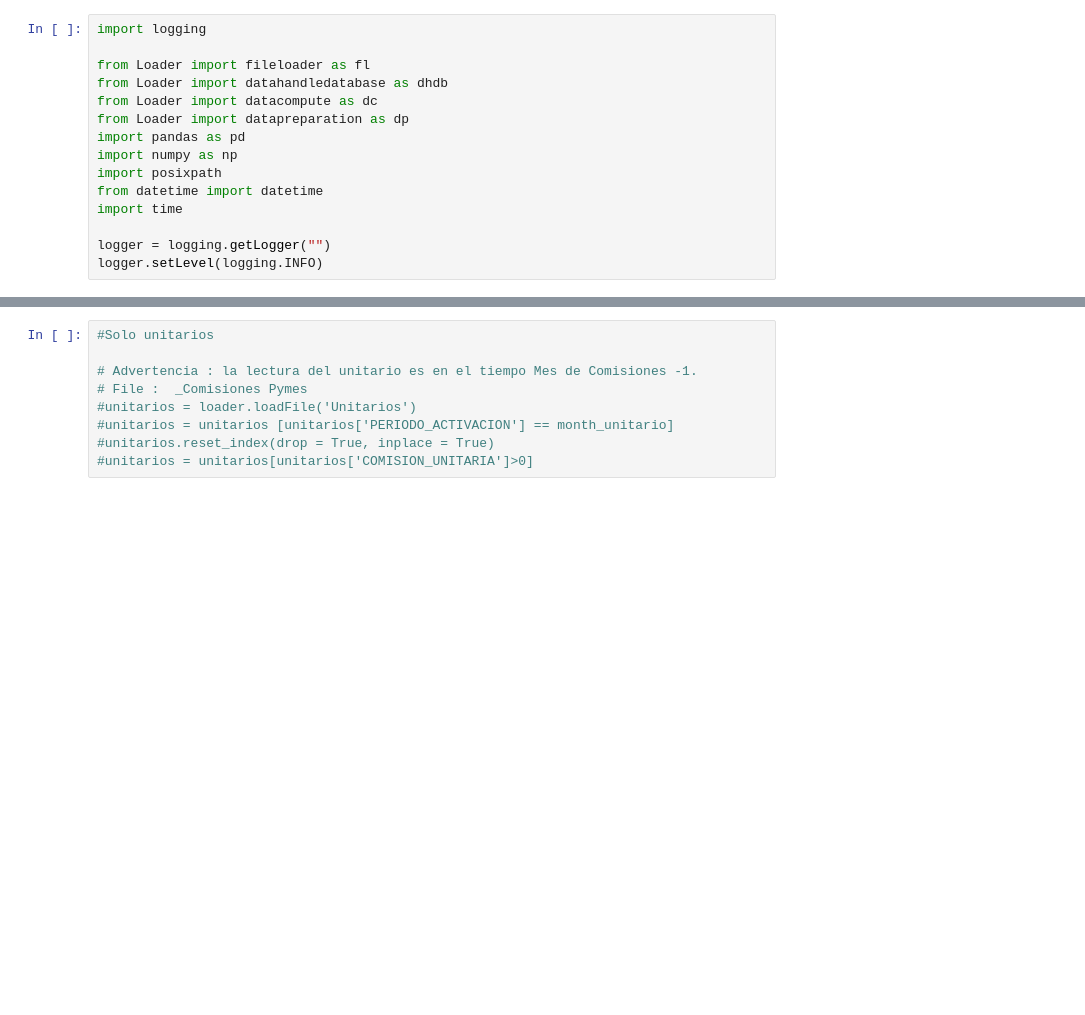
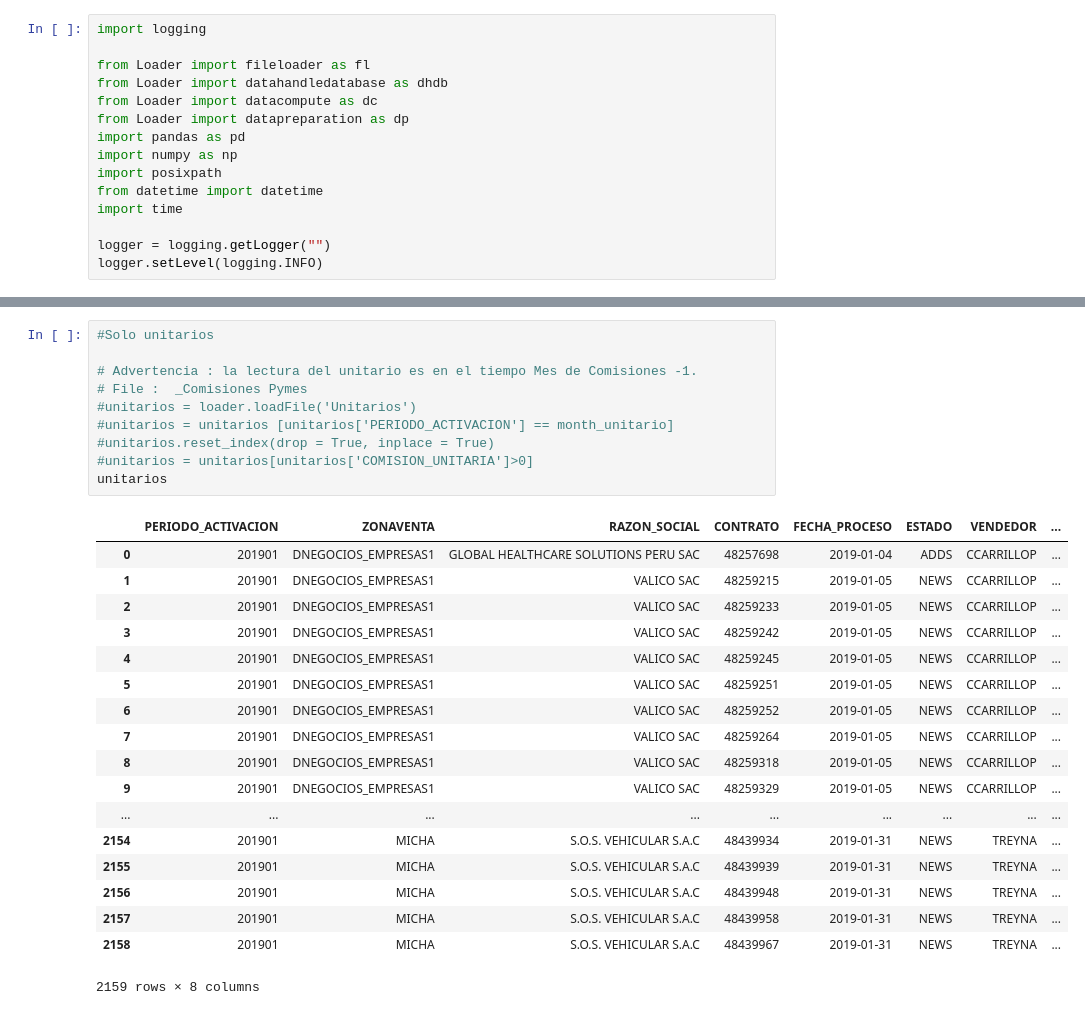
Before and after one commit to saenzac/Comisiones-python, a Jupyter notebook: Comisiones.ipynb, the cells around one changed output, grey strips where cells are left out. Cells and saved outputs as stored; diff of their text form; blank space fills up the shorter version.

```diff
--- a/Comisiones.ipynb
+++ b/Comisiones.ipynb
@@ -113,12 +109,32 @@ El tamaño de Jerarquia es 10176 registros
 # %%
 #Solo unitarios
 
 # Advertencia : la lectura del unitario es en el tiempo Mes de Comisiones -1.
 # File :  _Comisiones Pymes
 #unitarios = loader.loadFile('Unitarios')
 #unitarios = unitarios [unitarios['PERIODO_ACTIVACION'] == month_unitario]
 #unitarios.reset_index(drop = True, inplace = True)
 #unitarios = unitarios[unitarios['COMISION_UNITARIA']>0]
+unitarios
+# %% [output]
+|  | PERIODO_ACTIVACION | ZONAVENTA | RAZON_SOCIAL | CONTRATO | FECHA_PROCESO | ESTADO | VENDEDOR | ... |
+| 0 | 201901 | DNEGOCIOS_EMPRESAS1 | GLOBAL HEALTHCARE SOLUTIONS PERU SAC | 48257698 | 2019-01-04 | ADDS | CCARRILLOP | ... |
+| 1 | 201901 | DNEGOCIOS_EMPRESAS1 | VALICO SAC | 48259215 | 2019-01-05 | NEWS | CCARRILLOP | ... |
+| 2 | 201901 | DNEGOCIOS_EMPRESAS1 | VALICO SAC | 48259233 | 2019-01-05 | NEWS | CCARRILLOP | ... |
+| 3 | 201901 | DNEGOCIOS_EMPRESAS1 | VALICO SAC | 48259242 | 2019-01-05 | NEWS | CCARRILLOP | ... |
+| 4 | 201901 | DNEGOCIOS_EMPRESAS1 | VALICO SAC | 48259245 | 2019-01-05 | NEWS | CCARRILLOP | ... |
+| 5 | 201901 | DNEGOCIOS_EMPRESAS1 | VALICO SAC | 48259251 | 2019-01-05 | NEWS | CCARRILLOP | ... |
+| 6 | 201901 | DNEGOCIOS_EMPRESAS1 | VALICO SAC | 48259252 | 2019-01-05 | NEWS | CCARRILLOP | ... |
+| 7 | 201901 | DNEGOCIOS_EMPRESAS1 | VALICO SAC | 48259264 | 2019-01-05 | NEWS | CCARRILLOP | ... |
+| 8 | 201901 | DNEGOCIOS_EMPRESAS1 | VALICO SAC | 48259318 | 2019-01-05 | NEWS | CCARRILLOP | ... |
+| 9 | 201901 | DNEGOCIOS_EMPRESAS1 | VALICO SAC | 48259329 | 2019-01-05 | NEWS | CCARRILLOP | ... |
+| ... | ... | ... | ... | ... | ... | ... | ... | ... |
+| 2154 | 201901 | MICHA | S.O.S. VEHICULAR S.A.C | 48439934 | 2019-01-31 | NEWS | TREYNA | ... |
+| 2155 | 201901 | MICHA | S.O.S. VEHICULAR S.A.C | 48439939 | 2019-01-31 | NEWS | TREYNA | ... |
+| 2156 | 201901 | MICHA | S.O.S. VEHICULAR S.A.C | 48439948 | 2019-01-31 | NEWS | TREYNA | ... |
+| 2157 | 201901 | MICHA | S.O.S. VEHICULAR S.A.C | 48439958 | 2019-01-31 | NEWS | TREYNA | ... |
+| 2158 | 201901 | MICHA | S.O.S. VEHICULAR S.A.C | 48439967 | 2019-01-31 | NEWS | TREYNA | ... |
+2159 rows × 8 columns
 # %%
 # Testing Dataframes
 
```
Also changed, not shown: parts of 4 cells of this notebook, 8 other files.
